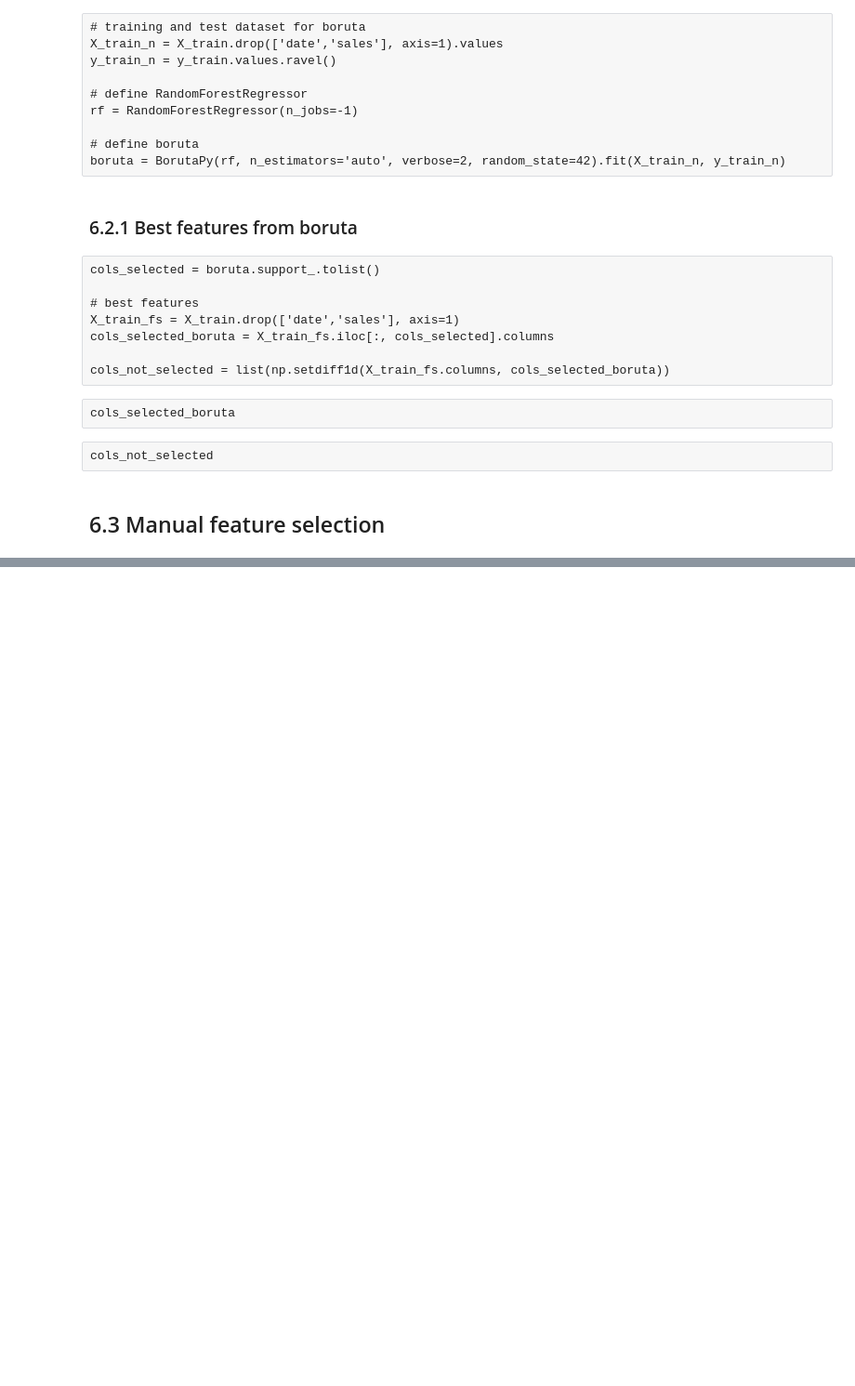
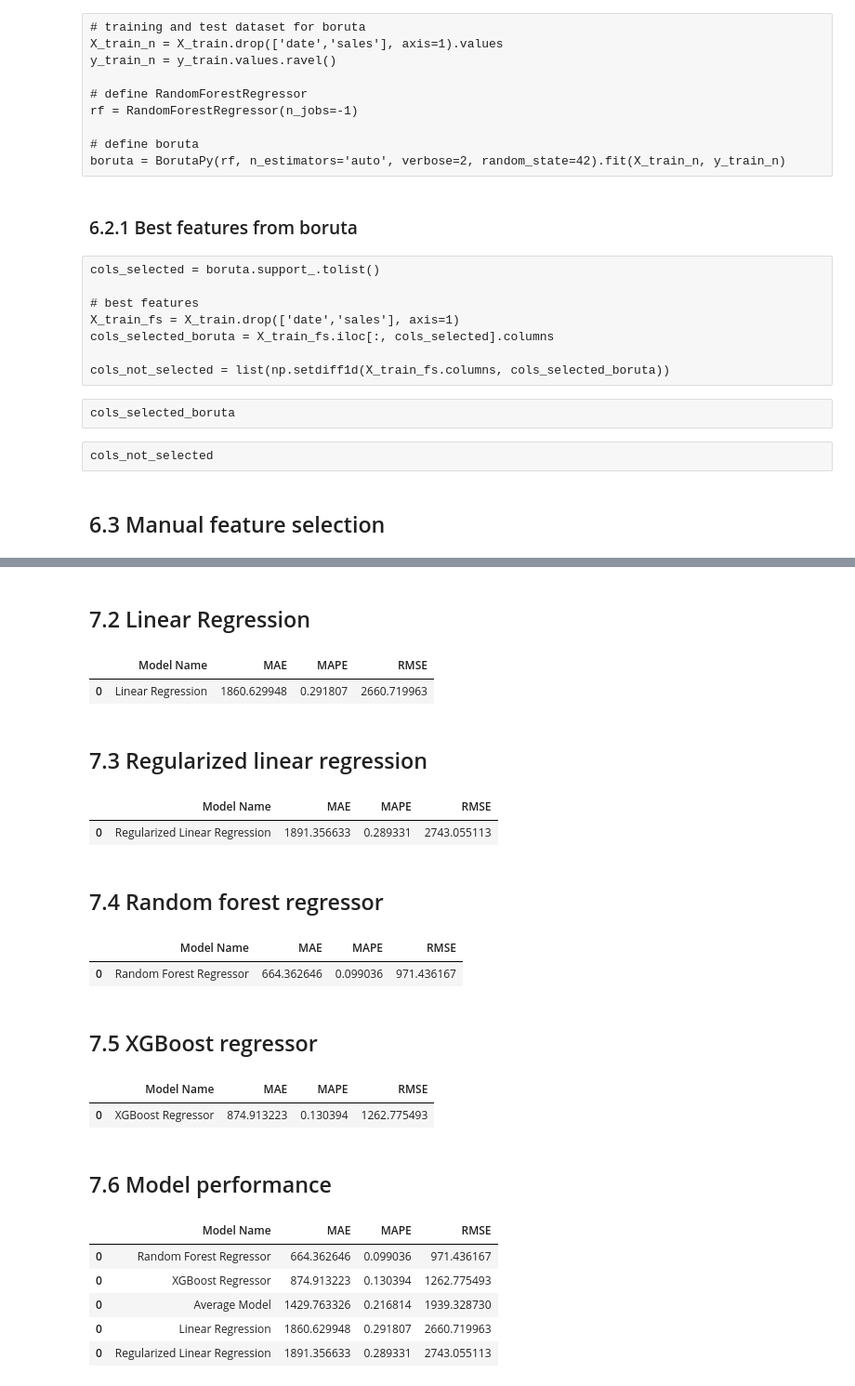
Before and after one commit to diegodinizf/Rossman-Sales, a Jupyter notebook: rossmann-sales-notebook.ipynb, the cells around one changed output, grey strips where cells are left out. Shown at 93% size. Drawn from its saved outputs; the diff is of its cells as text; code cells hidden in the pictures; blank space fills up the shorter version.

```diff
--- a/rossmann-sales-notebook.ipynb
+++ b/rossmann-sales-notebook.ipynb
@@ -1012,0 +1016,3 @@ cols_selected_boruta
+# %%
+x_train = X_train[cols_selected_boruta]
+x_test = X_test[cols_selected_boruta]
@@ -1012,0 +1038,77 @@ cols_selected_boruta
+# %% [markdown]
+## 7.2 Linear Regression
+# %%
+# model
+lr = LinearRegression().fit(x_train, y_train)
+
+# prediction
+yhat_lr = lr.predict(x_test)
+
+# performance
+lr_result = ml_error('Linear Regression', np.expm1(y_test), np.expm1(yhat_lr))
+lr_result
+# %% [output]
+|  | Model Name | MAE | MAPE | RMSE |
+| 0 | Linear Regression | 1860.629948 | 0.291807 | 2660.719963 |
+# %% [markdown]
+## 7.3 Regularized linear regression
+# %%
+# model
+lrr = Lasso(alpha=0.01).fit(x_train, y_train)
+
+# prediction
+yhat_lrr = lrr.predict(x_test)
+
+# performance
+lrr_result = ml_error('Regularized Linear Regression', np.expm1(y_test), np.expm1(yhat_lrr))
+lrr_result
+# %% [output]
+|  | Model Name | MAE | MAPE | RMSE |
+| 0 | Regularized Linear Regression | 1891.356633 | 0.289331 | 2743.055113 |
+# %% [markdown]
+## 7.4 Random forest regressor
+# %%
+# model
+rf = RandomForestRegressor(n_estimators=100, n_jobs=-1, random_state=42).fit(x_train, y_train)
+
+# prediction
+yhat_rf = rf.predict(x_test)
+
+# performance
+rf_result = ml_error('Random Forest Regressor', np.expm1(y_test), np.expm1(yhat_rf))
+rf_result
+# %% [output]
+|  | Model Name | MAE | MAPE | RMSE |
+| 0 | Random Forest Regressor | 664.362646 | 0.099036 | 971.436167 |
+# %% [markdown]
+## 7.5 XGBoost regressor
+# %%
+# model
+model_xgb = xgb.XGBRegressor(objective='reg:squarederror',
+                             n_estimators=100,
+                             eta=0.3,
+                             max_depth=6,
+                             subsample=1,
+                             colsample_bytree=1).fit(x_train, y_train)
+
+# prediction
+yhat_xgb = model_xgb.predict(x_test)
+
+# performance
+xgb_result = ml_error('XGBoost Regressor', np.expm1(y_test), np.expm1(yhat_xgb))
+xgb_result
+# %% [output]
+|  | Model Name | MAE | MAPE | RMSE |
+| 0 | XGBoost Regressor | 874.913223 | 0.130394 | 1262.775493 |
+# %% [markdown]
+## 7.6 Model performance
+# %%
+modeling_result = pd.concat([baseline_result, lr_result, lrr_result, rf_result, xgb_result])
+modeling_result.sort_values('RMSE')
+# %% [output]
+|  | Model Name | MAE | MAPE | RMSE |
+| 0 | Random Forest Regressor | 664.362646 | 0.099036 | 971.436167 |
+| 0 | XGBoost Regressor | 874.913223 | 0.130394 | 1262.775493 |
+| 0 | Average Model | 1429.763326 | 0.216814 | 1939.328730 |
+| 0 | Linear Regression | 1860.629948 | 0.291807 | 2660.719963 |
+| 0 | Regularized Linear Regression | 1891.356633 | 0.289331 | 2743.055113 |
```
Also changed, not shown: parts of 10 cells of this notebook.
